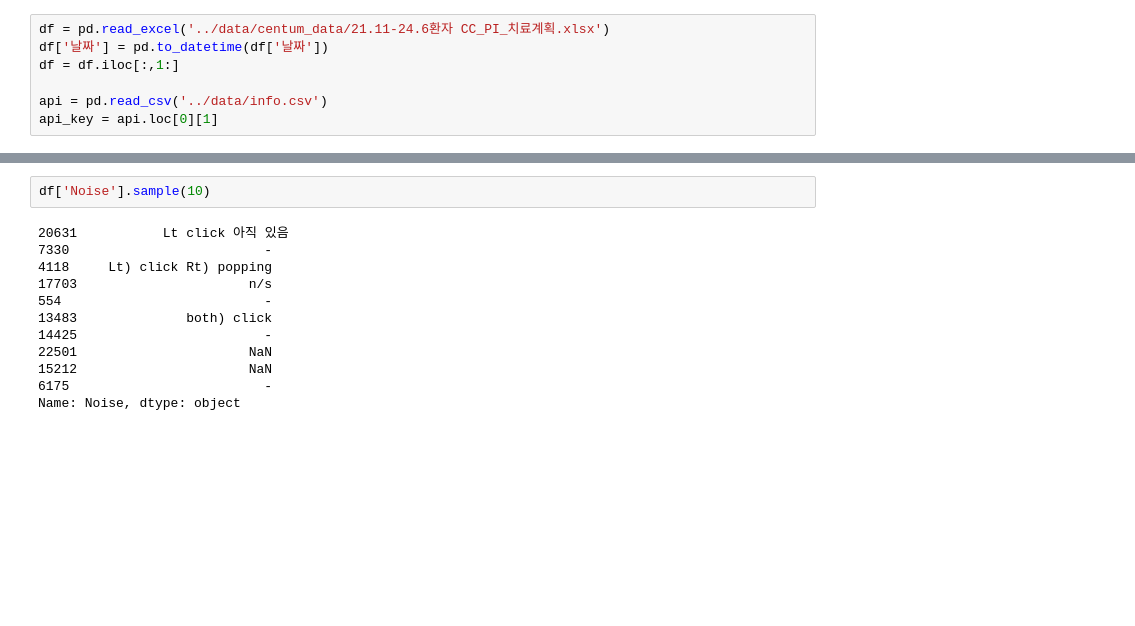
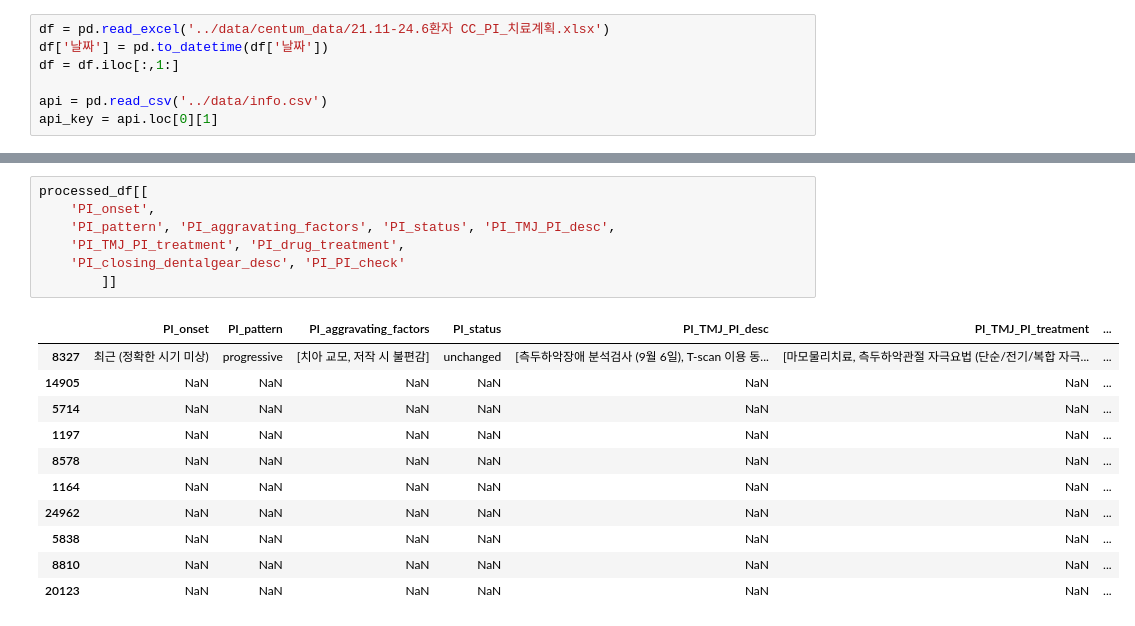
Before and after one commit to skadudd/prj_centum, a Jupyter notebook: text_parser_2.ipynb, the cells around one changed output, grey strips where cells are left out. Drawn from its saved outputs; the diff is of its cells as text; blank space fills up the shorter version.

```diff
--- a/text_parser_2.ipynb
+++ b/text_parser_2.ipynb
@@ -624,14 +649,19 @@ Name: CMO, Length: 28108, dtype: object
-# %%
-df['Noise'].sample(10)
-# %% [output]
-20631           Lt click 아직 있음
-7330                         -
-4118     Lt) click Rt) popping
-17703                      n/s
-554                          -
-13483              both) click
-14425                        -
-22501                      NaN
-15212                      NaN
-6175                         -
-Name: Noise, dtype: object
+# %%
+processed_df[[
+    'PI_onset',
+    'PI_pattern', 'PI_aggravating_factors', 'PI_status', 'PI_TMJ_PI_desc',
+    'PI_TMJ_PI_treatment', 'PI_drug_treatment',
+    'PI_closing_dentalgear_desc', 'PI_PI_check'
+        ]]
+# %% [output]
+|  | PI_onset | PI_pattern | PI_aggravating_factors | PI_status | PI_TMJ_PI_desc | PI_TMJ_PI_treatment | ... |
+| 8327 | 최근 (정확한 시기 미상) | progressive | [치아 교모, 저작 시 불편감] | unchanged | [측두하악장애 분석검사 (9월 6일), T-scan 이용 동... | [마모물리치료, 측두하악관절 자극요법 (단순/전기/복합 자극... | ... |
+| 14905 | NaN | NaN | NaN | NaN | NaN | NaN | ... |
+| 5714 | NaN | NaN | NaN | NaN | NaN | NaN | ... |
+| 1197 | NaN | NaN | NaN | NaN | NaN | NaN | ... |
+| 8578 | NaN | NaN | NaN | NaN | NaN | NaN | ... |
+| 1164 | NaN | NaN | NaN | NaN | NaN | NaN | ... |
+| 24962 | NaN | NaN | NaN | NaN | NaN | NaN | ... |
+| 5838 | NaN | NaN | NaN | NaN | NaN | NaN | ... |
+| 8810 | NaN | NaN | NaN | NaN | NaN | NaN | ... |
+| 20123 | NaN | NaN | NaN | NaN | NaN | NaN | ... |
```
Also changed, not shown: parts of 10 cells of this notebook, 11 other files.
